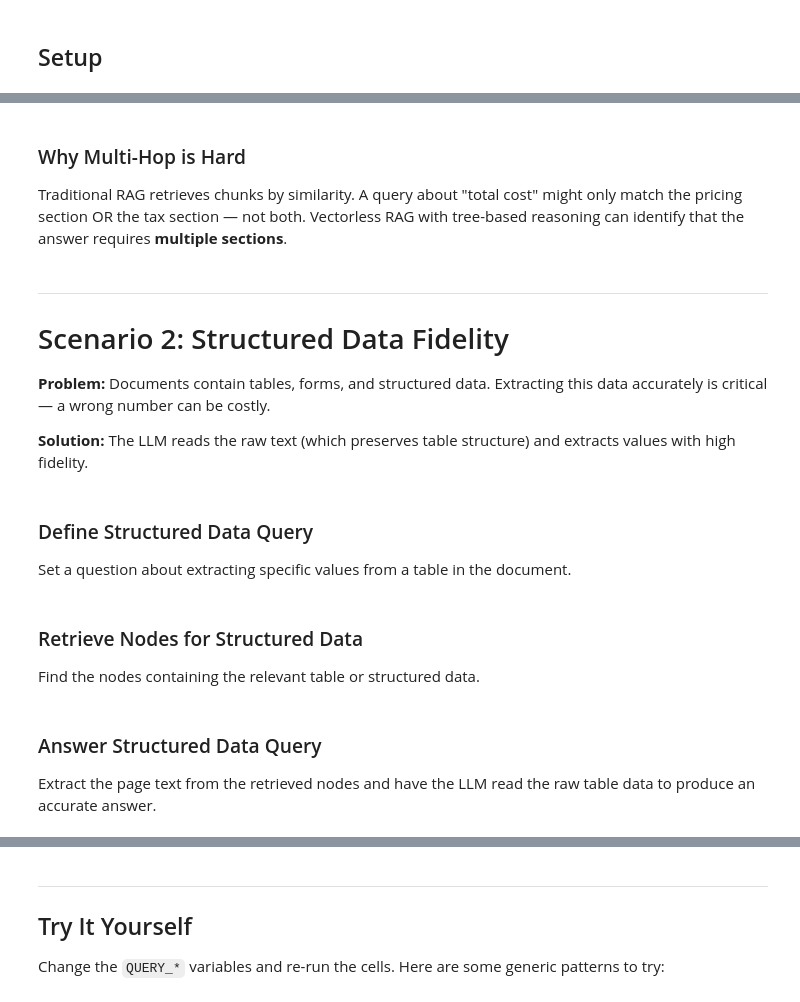
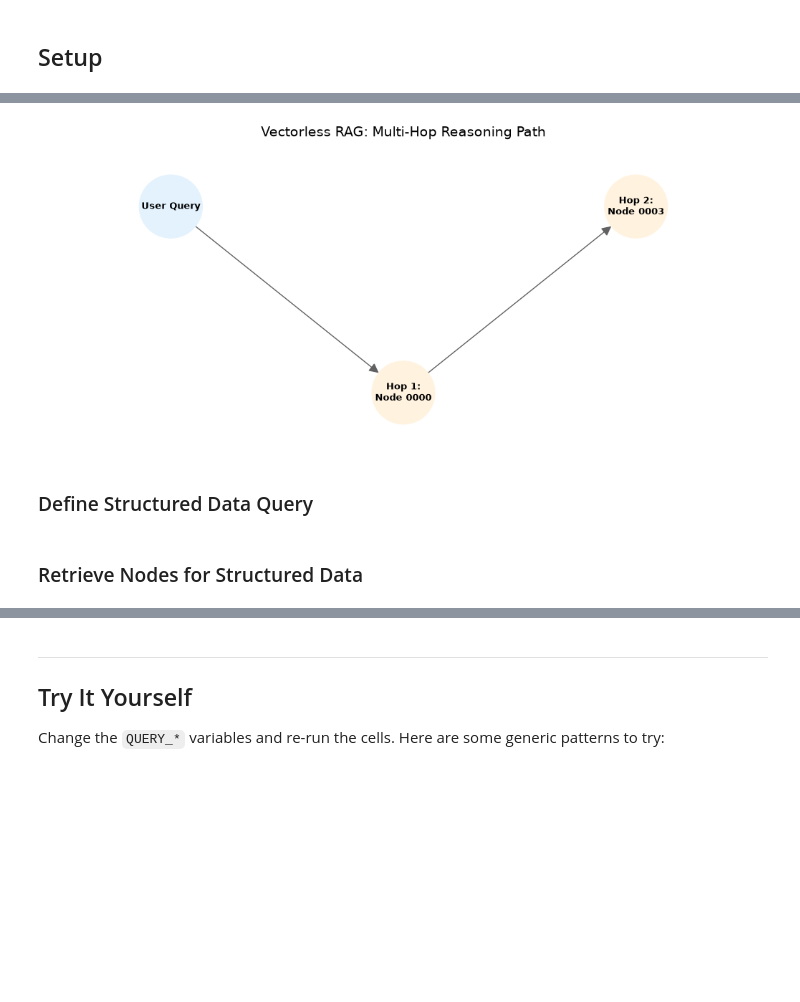
Before and after one commit to AyushSinghRana15/Vectorless-RAG, a Jupyter notebook: lab2/vectorless_rag_advanced.ipynb, the cells around one changed output, grey strips where cells are left out. Cells and saved outputs as stored; diff of their text form; code cells hidden in the pictures; blank space fills up the shorter version.

Commit message:
Add lab2 vectorless RAG advanced notebook and markdown documentation

```diff
--- a/lab2/vectorless_rag_advanced.ipynb
+++ b/lab2/vectorless_rag_advanced.ipynb
@@ -186,0 +195,39 @@ def get_context(node_list):
+# %%
+import networkx as nx
+import matplotlib.pyplot as plt
+
+def plot_traversal(hops):
+    """Draws a visual graph of the LLM's multi-hop reasoning path."""
+    G = nx.DiGraph()
+
+    # Define the starting point
+    G.add_node("User Query", color="#e3f2fd") # Light blue
+
+    node_colors = ["#e3f2fd"]
+    pos = {"User Query": (0, 1)}
+
+    # Build the path
+    for i, hop in enumerate(hops):
+        label = f"Hop {hop['step']}:\nNode {hop['node_id']}"
+        G.add_node(label, color="#fff3e0") # Light orange
+        node_colors.append("#fff3e0")
+
+        # Connect to the previous step (or query if it is the first step)
+        if i == 0:
+            G.add_edge("User Query", label)
+        else:
+            prev_label = f"Hop {hops[i-1]['step']}:\nNode {hops[i-1]['node_id']}"
+            G.add_edge(prev_label, label)
+
+        # Layout positioning
+        pos[label] = (i + 1, i % 2) # Staggers them slightly for a "hopping" look
+
+    # Draw the graph
+    plt.figure(figsize=(10, 4))
+    nx.draw(G, pos, with_labels=True, node_color=node_colors,
+            node_size=4000, font_size=9, font_weight="bold",
+            edge_color="#616161", arrows=True, arrowsize=20)
+
+    plt.title("Vectorless RAG : Reasoning Path", fontsize=14)
+    plt.margins(0.2)
+    plt.show()
@@ -191,3 +239,3 @@ Set a question that requires information from multiple document sections to answ
 # %%
 # Change this to a question that requires info from multiple sections
-QUERY_MULTI_HOP = "What is the total cost including all fees and taxes?"
+QUERY_MULTI_HOP = "What did the Executive Chairman say was the cause of the slower spring selling season, and what is the new updated full-year home delivery guidance range?"
@@ -210,17 +268,9 @@ print("Answer:", answer)
-# %% [markdown]
-### Why Multi-Hop is Hard
-
-Traditional RAG retrieves chunks by similarity. A query about "total cost" might only match the pricing section OR the tax section — not both. Vectorless RAG with tree-based reasoning can identify that the answer requires **multiple sections**.
-# %% [markdown]
----
-# Scenario 2: Structured Data Fidelity
-
-**Problem:** Documents contain tables, forms, and structured data. Extracting this data accurately is critical — a wrong number can be costly.
-
-**Solution:** The LLM reads the raw text (which preserves table structure) and extracts values with high fidelity.
-# %% [markdown]
-### Define Structured Data Query
-
-Set a question about extracting specific values from a table in the document.
+# %%
+# Call the function with our results
+plot_traversal(result["hops"])
+# %% [output]
+[figure, added]
+# %% [markdown]
+### Define Structured Data Query
 # %%
 # Change this to a question about extracting specific values from a table
@@ -228,4 +278,2 @@ QUERY_STRUCTURED = "What are the limits or caps mentioned in the table?"
 # %% [markdown]
 ### Retrieve Nodes for Structured Data
-
-Find the nodes containing the relevant table or structured data.
@@ -236,4 +279,0 @@ print("Retrieved nodes:", result["node_list"])
-# %% [markdown]
-### Answer Structured Data Query
-
-Extract the page text from the retrieved nodes and have the LLM read the raw table data to produce an accurate answer.
```
Also changed, not shown: parts of 63 cells of this notebook, 1 other file.
